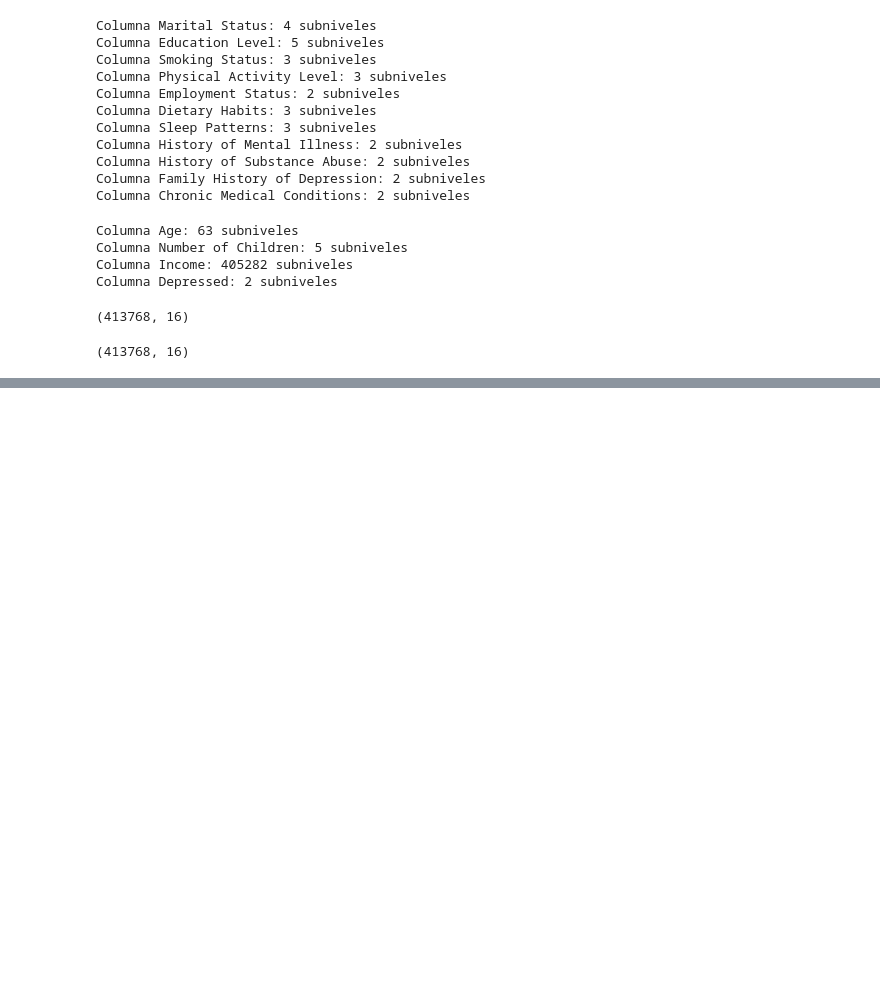
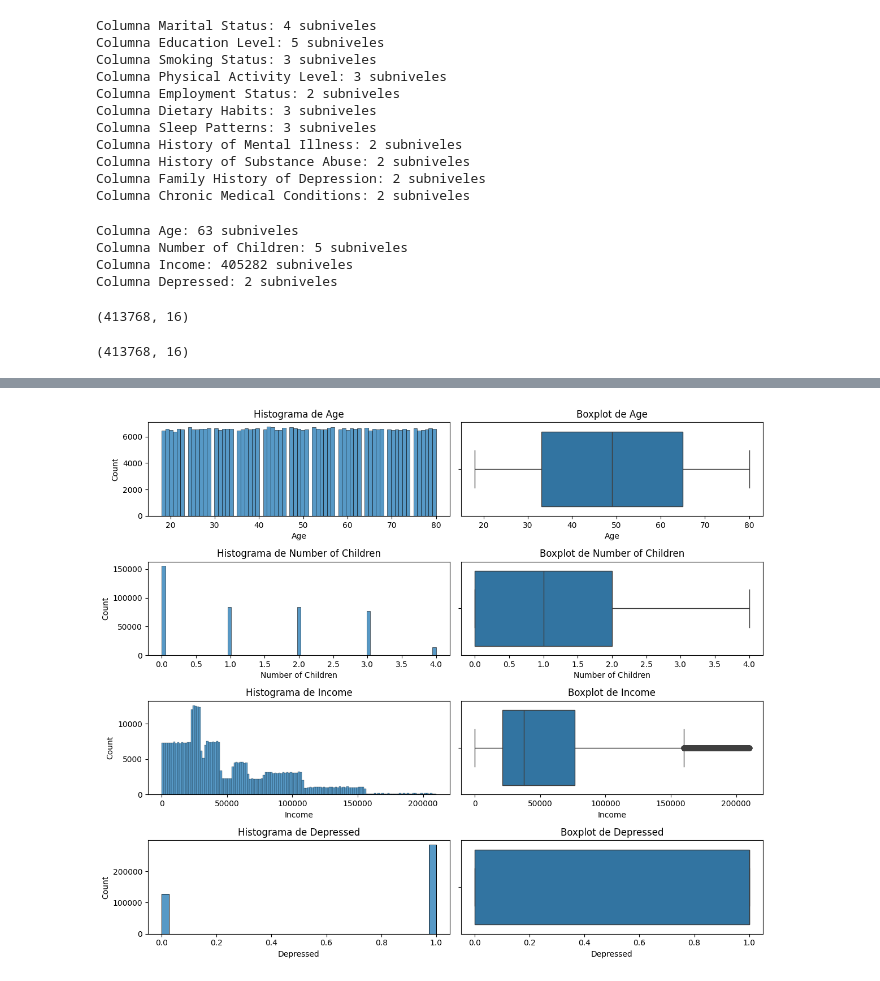
Before and after one commit to Valenfrc/Salud-mental-fase2, a Jupyter notebook: src/explore.ipynb, the cells around one changed output, grey strips where cells are left out. Saved outputs shown, nothing was run; the diff lists cells and outputs as text; code cells hidden in the pictures; blank space fills up the shorter version.

```diff
--- a/src/explore.ipynb
+++ b/src/explore.ipynb
@@ -266,0 +320,14 @@ df.shape
+# %%
+#ANALISIS VARIABLE UNIVARIANTE
+#Variables númericas
+fig, axis = plt.subplots(4, 2, figsize=(12, 10), gridspec_kw={'height_ratios': [6, 6, 6, 6]})
+
+for i, var in enumerate(columnas_numericas):
+    sns.histplot(ax=axis[i, 0], data=df, x=var)
+    sns.boxplot(ax=axis[i, 1], data=df, x=var, orient='h')
+    axis[i, 0].set_title(f'Histograma de {var}')
+    axis[i, 1].set_title(f'Boxplot de {var}')
+
+plt.tight_layout()
+# %% [output]
+[figure, added]
```
Also changed, not shown: parts of 23 cells of this notebook, 1 other file.
